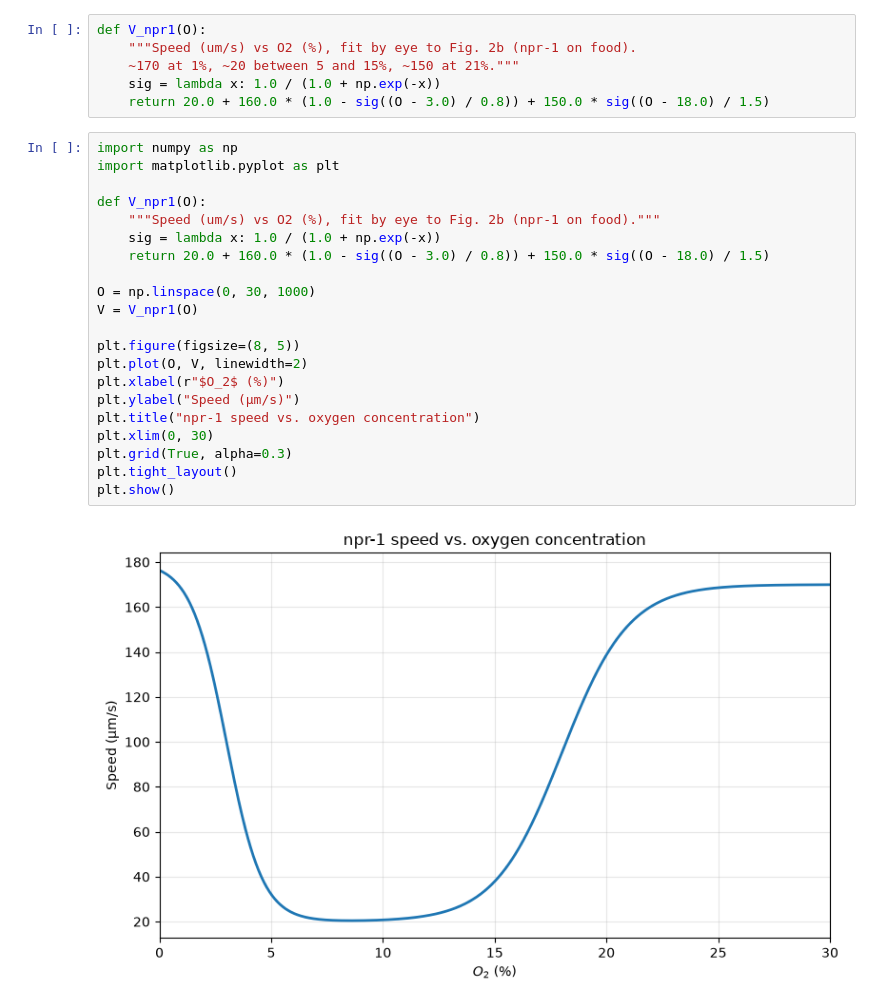
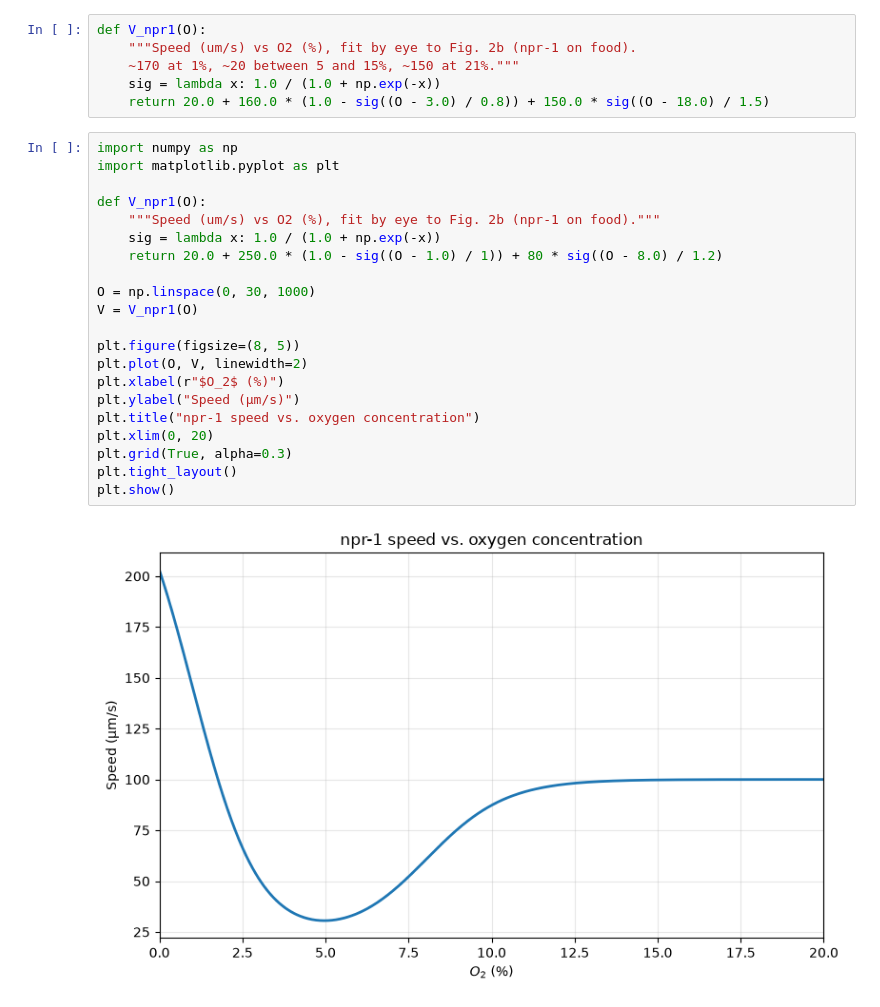
Before and after one commit to Sungonogi/fa26-project-5, a Jupyter notebook: timo_test/jax_test.ipynb, the cells around one changed output. Drawn from its saved outputs; the diff is of its cells as text.

```diff
--- a/timo_test/jax_test.ipynb
+++ b/timo_test/jax_test.ipynb
@@ -141,24 +141,24 @@ def V_npr1(O):
 # %%
 import numpy as np
 import matplotlib.pyplot as plt
 
 def V_npr1(O):
     """Speed (um/s) vs O2 (%), fit by eye to Fig. 2b (npr-1 on food)."""
     sig = lambda x: 1.0 / (1.0 + np.exp(-x))
-    return 20.0 + 160.0 * (1.0 - sig((O - 3.0) / 0.8)) + 150.0 * sig((O - 18.0) / 1.5)
+    return 20.0 + 250.0 * (1.0 - sig((O - 1.0) / 1)) + 80 * sig((O - 8.0) / 1.2)
 
 O = np.linspace(0, 30, 1000)
 V = V_npr1(O)
 
 plt.figure(figsize=(8, 5))
 plt.plot(O, V, linewidth=2)
 plt.xlabel(r"$O_2$ (%)")
 plt.ylabel("Speed (µm/s)")
 plt.title("npr-1 speed vs. oxygen concentration")
-plt.xlim(0, 30)
+plt.xlim(0, 20)
 plt.grid(True, alpha=0.3)
 plt.tight_layout()
 plt.show()
 # %% [output]
-[figure, old version]
+[figure, new version]
 # %%
```
Also changed, not shown: parts of 1 cell of this notebook, 6 other files.
